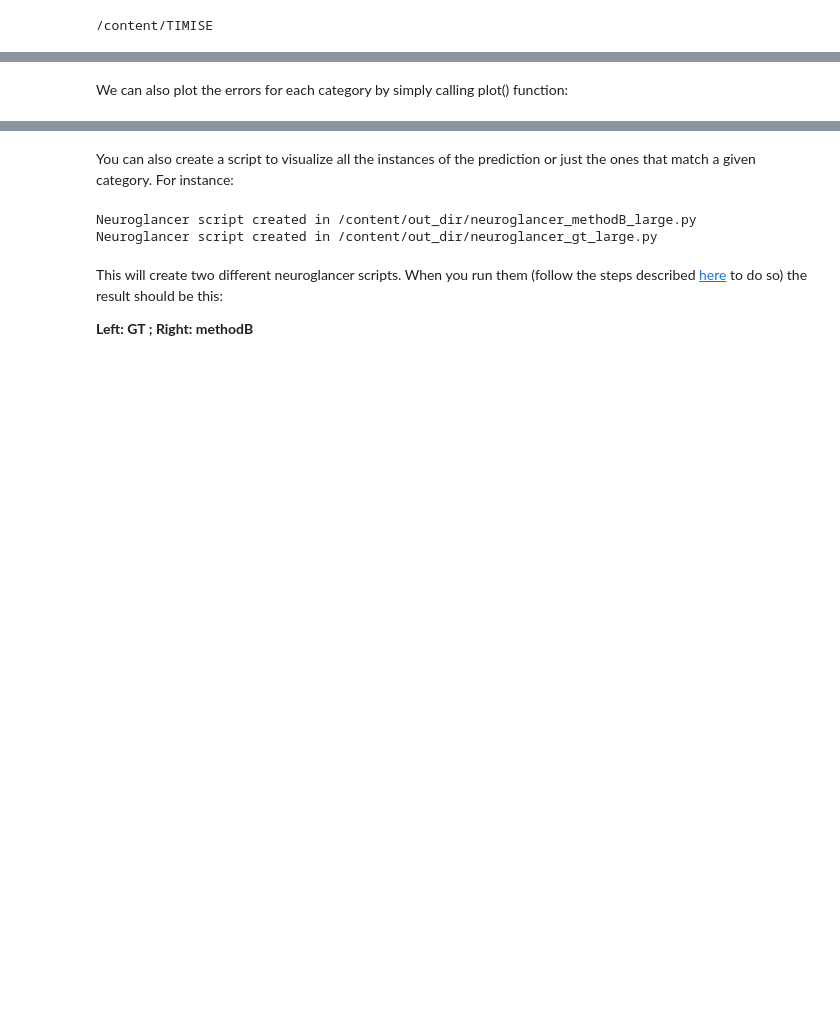
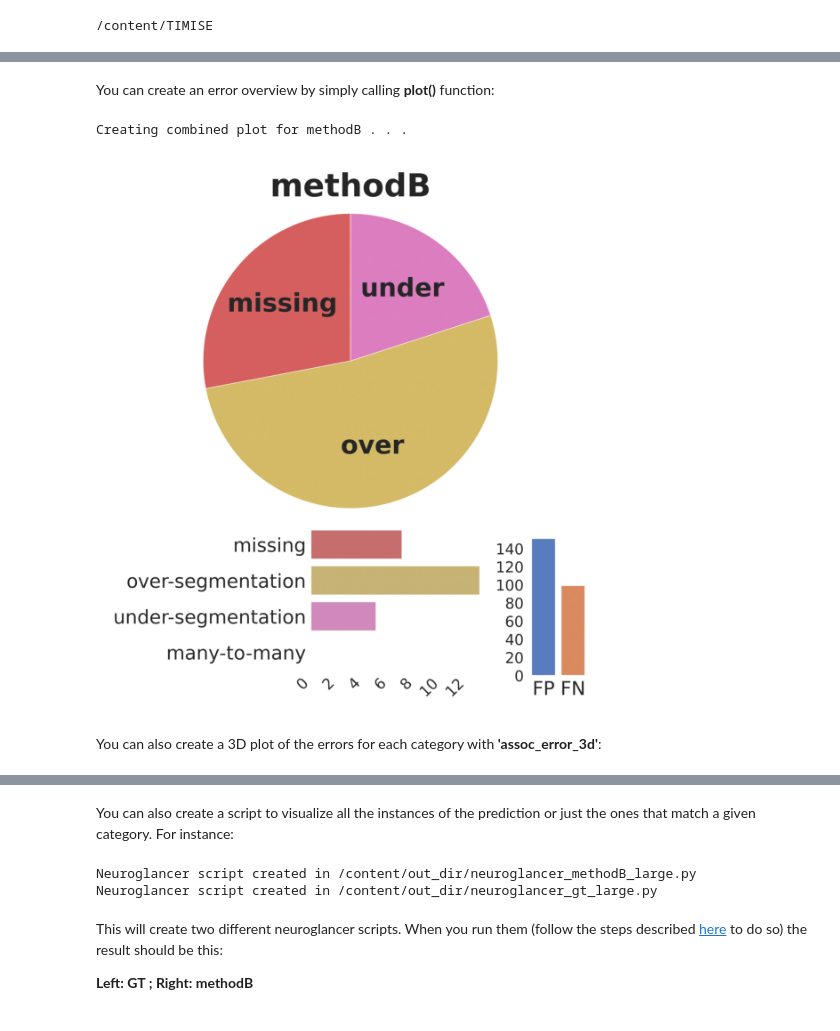
Before and after one commit to danifranco/TIMISE, a Jupyter notebook: examples/TIMISE_one_method_evaluation_example.ipynb, the cells around one changed output, grey strips where cells are left out. Drawn from its saved outputs; the diff is of its cells as text; code cells hidden in the pictures; blank space fills up the shorter version.

```diff
--- a/examples/TIMISE_one_method_evaluation_example.ipynb
+++ b/examples/TIMISE_one_method_evaluation_example.ipynb
@@ -192,3 +177,10 @@ Stats in /content/out_dir/methodB
+# %% [markdown]
+You can create an error overview by simply calling **plot()** function:
+# %%
+timise.plot()
+# %% [output]
+Creating combined plot for methodB . . .
+[figure, added]
 # %% [markdown]
-We can also plot the errors for each category by simply calling plot() function:
+You can also create a 3D plot of the errors for each category with **'assoc_error_3d'**:
 # %%
```
Also changed, not shown: parts of 16 cells of this notebook, 1 other file.
